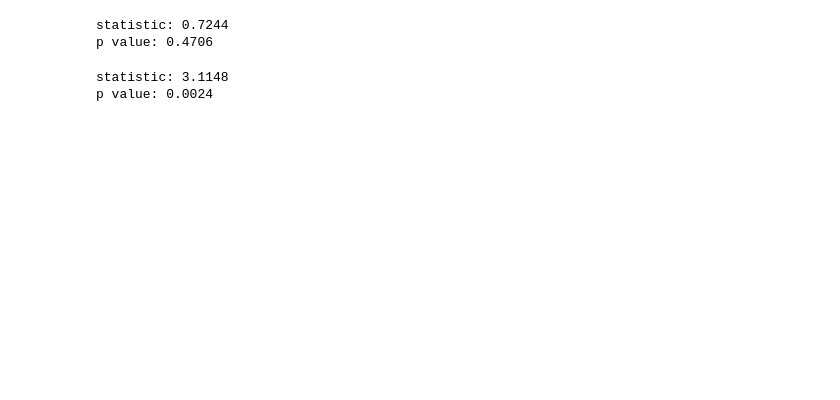
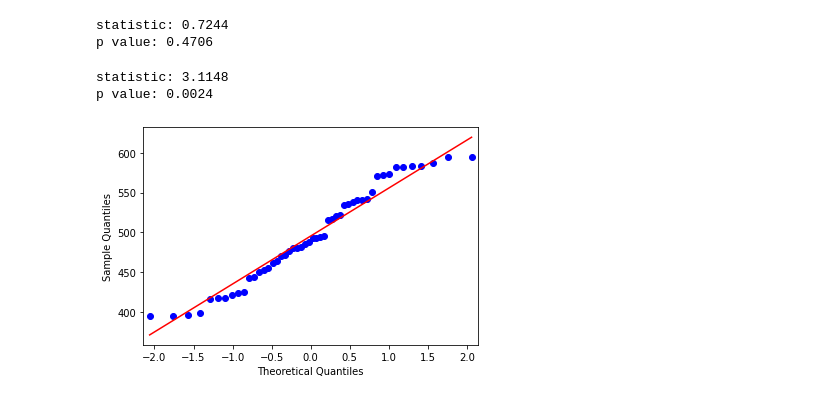
Before and after one commit to kk-deng/Car-Sensor-Simulation, a Jupyter notebook: Pitstop.ipynb, the cells around one changed output. Saved outputs shown, nothing was run; the diff lists cells and outputs as text; code cells hidden in the pictures; blank space fills up the shorter version.

```diff
--- a/Pitstop.ipynb
+++ b/Pitstop.ipynb
@@ -108,3 +123,11 @@ print("p value: {:.4f}".format(s2_pvalue))
 # %% [output]
 statistic: 3.1148
 p value: 0.0024
+# %%
+from statsmodels.graphics.gofplots import qqplot
+from matplotlib import pyplot
+# q-q plot
+qqplot(df.S1_treated, line='s')
+pyplot.show()
+# %% [output]
+[figure, added]
```
Also changed, not shown: parts of 6 cells of this notebook.
